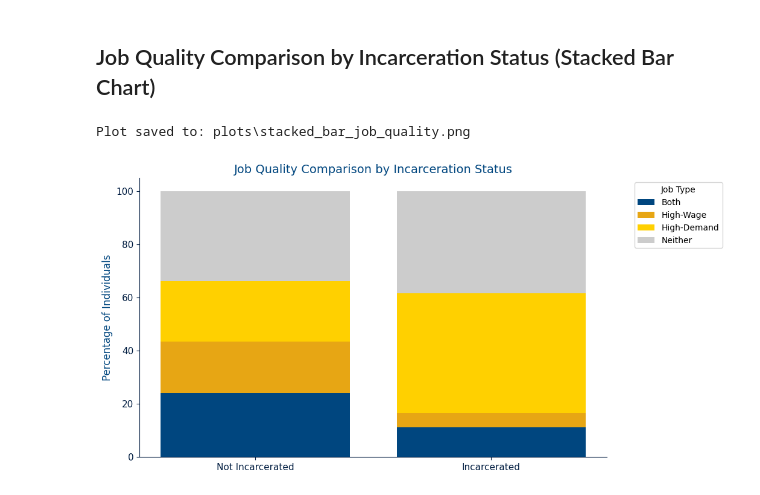
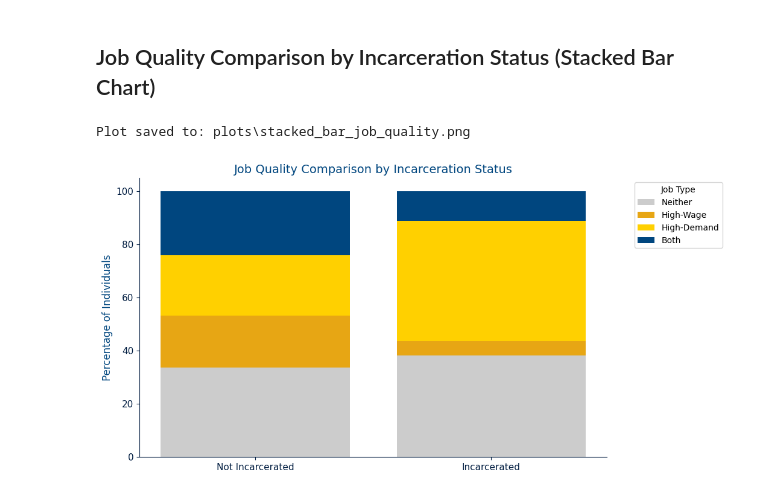
Before and after one commit to ashley-skidmore/prison_to_profession, a Jupyter notebook: main.ipynb, the cells around one changed output. Saved outputs shown, nothing was run; the diff lists cells and outputs as text; code cells hidden in the pictures.

Commit message:
small changes to plots

```diff
--- a/main.ipynb
+++ b/main.ipynb
@@ -336,9 +336,10 @@ Plot saved to: plots\heatmap_education_vs_job_type.png
 # %% [markdown]
 ## Job Quality Comparison by Incarceration Status (Stacked Bar Chart)
 # %%
-# Prepare the data
+# Dropping nulls
 grouped_data = all_data.dropna(subset=['likely_incarcerated', 'mean_annual_wage', 'percent_change']).copy()
 
+# Function to define high wage and high demand and apply to jobs
 def classify_job(row):
     high_wage = row['mean_annual_wage'] >= 50000
     high_demand = row['percent_change'] >= 5
@@ -353,48 +354,46 @@ def classify_job(row):
 
 grouped_data['job_type'] = grouped_data.apply(classify_job, axis=1)
 
-# Get percentages for stacked chart
+# Getting percentages for stacked chart
 group_percent = (
     grouped_data.groupby(['likely_incarcerated', 'job_type'])
     .size()
     .groupby(level=0)
     .apply(lambda x: 100 * x / x.sum())
     .unstack(fill_value=0)
 )
 
-# Define order for stacking
-job_types = ['Both', 'High-Wage', 'High-Demand', 'Neither']
+# Defining order for stacking
+job_types = ['Neither', 'High-Wage', 'High-Demand', 'Both']
 colors = {
     'Both': '#00467F',
     'High-Wage': '#E7A614',
     'High-Demand': '#ffd000',
     'Neither': '#CCCCCC'
 }
 
-fig, ax = plt.subplots(figsize=(10, 6))
+fig, ax = plt.subplots(figsize=(10, 6)) #Creating a highly customizable plot
 
-# Initialize bottom of bars
-bottom = [0, 0]  # [Not Incarcerated, Incarcerated]
-x = [0, 1]
+bottom = [0, 0] #Where the bottom of each bar should start
+x = [0, 1] #Two bars on the x axis and their positions
 
-# Add bars for each job type
-for jt in job_types:
-    heights = [group_percent.loc[0, jt].iloc[0], group_percent.loc[1, jt].iloc[0]]
-    ax.bar(x, heights, bottom=bottom, label=jt, color=colors[jt])
-    bottom = [sum(x) for x in zip(bottom, heights)]
+# Adding  bars for each job type
+for i in job_types:
+    heights = [group_percent.loc[0, i].iloc[0], group_percent.loc[1, i].iloc[0]] # Height percentage of each job type in each bar
+    ax.bar(x, heights, bottom=bottom, label=i, color=colors[i]) # Plot a bar, use the bottom to stack, create a legend, and assign consistent colors
+    bottom = [sum(x) for x in zip(bottom, heights)] # Stack bars
 
-# Apply consistent styling
 styled_plot(
     title="Job Quality Comparison by Incarceration Status",
     xlabel="",
     ylabel="Percentage of Individuals",
     fontsize=12
 )
 
 plt.xticks([0, 1], ['Not Incarcerated', 'Incarcerated'])
 plt.legend(title="Job Type", bbox_to_anchor=(1.05, 1), loc='upper left')
 save_plot("stacked_bar_job_quality.png")
 plt.show()
 # %% [output]
 Plot saved to: plots\stacked_bar_job_quality.png
-[figure, old version]
+[figure, new version]
```
Also changed, not shown: parts of 2 cells of this notebook, 3 other files.
